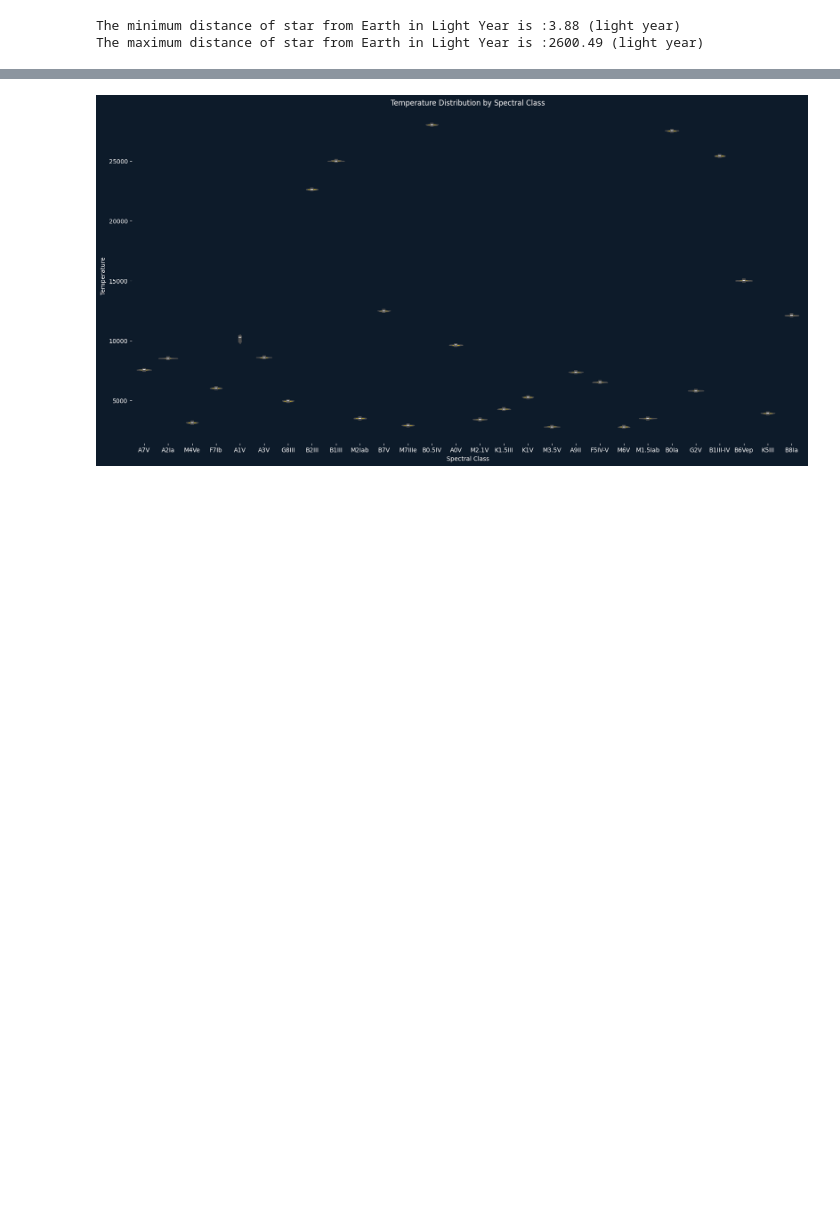
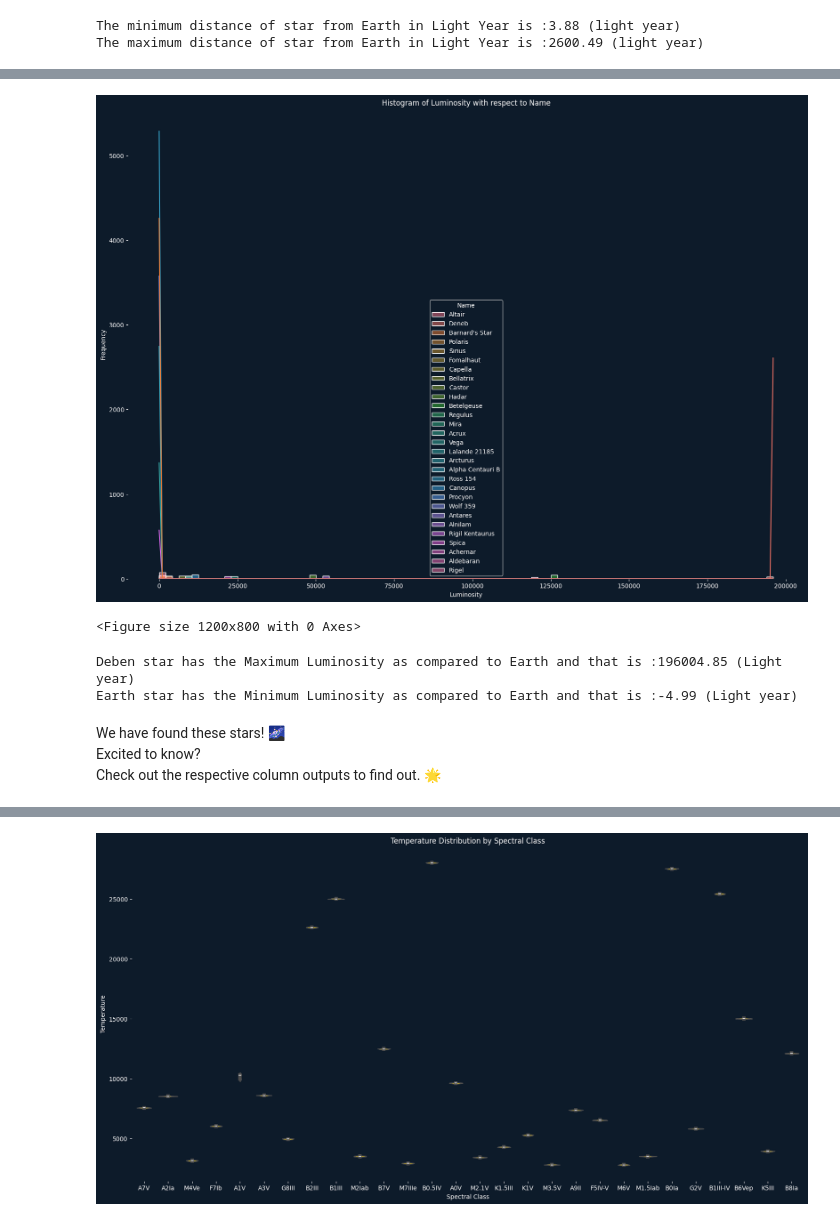
Before and after one commit to faizan-yousaf/Stellar_Insight, a Jupyter notebook: stars.ipynb, the cells around one changed output, grey strips where cells are left out. Cells and saved outputs as stored; diff of their text form; code cells hidden in the pictures; blank space fills up the shorter version.

```diff
--- a/stars.ipynb
+++ b/stars.ipynb
@@ -420,0 +490,29 @@ The maximum distance of star from Earth in Light Year is :2600.49 (light year)
+# %%
+# lets make a histogram of `Luminosity` column with respect to `Name` column using seaborn:
+
+plt.figure(figsize=(20, 14))
+sns.histplot(df, x='Luminosity', hue='Name', kde=True, color='gold')
+plt.title("Histogram of Luminosity with respect to Name")
+plt.xlabel("Luminosity")
+plt.ylabel("Frequency")
+plt.show()
+# %% [output]
+[figure, added]
+# %%
+# lets try the same plot using plotly:
+
+fig = plt.figure(figsize=(12, 8))
+fig = px.histogram(df, x='Luminosity', color='Name', title='Histogram of Luminosity with respect to Name')
+fig.show()
+# %% [output]
+<Figure size 1200x800 with 0 Axes>
+# %%
+print(f"Deben star has the Maximum Luminosity as compared to Earth and that is :{df['Luminosity'].max().round(2)} (Light year)")
+print(f"Earth star has the Minimum Luminosity as compared to Earth and that is :{df['Luminosity'].min().round(2)} (Light year)")
+# %% [output]
+Deben star has the Maximum Luminosity as compared to Earth and that is :196004.85 (Light year)
+Earth star has the Minimum Luminosity as compared to Earth and that is :-4.99 (Light year)
+# %% [markdown]
+We have found these stars! 🌌\
+Excited to know? \
+Check out the respective column outputs to find out. 🌟
```
Also changed, not shown: parts of 18 cells of this notebook.
